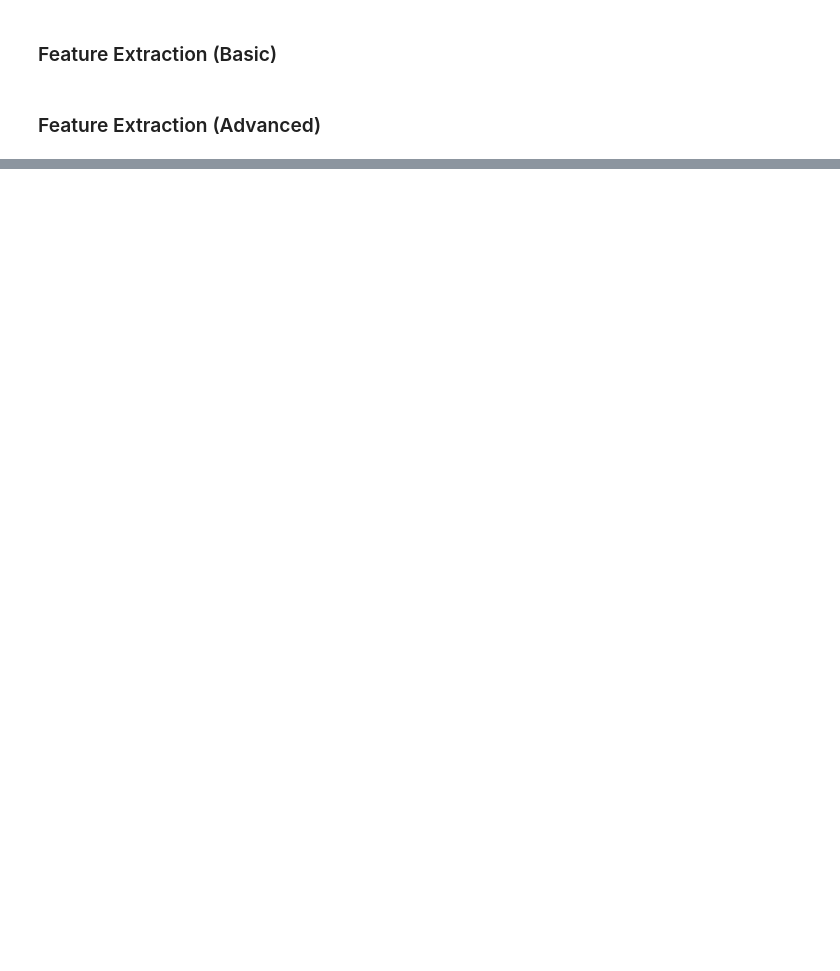
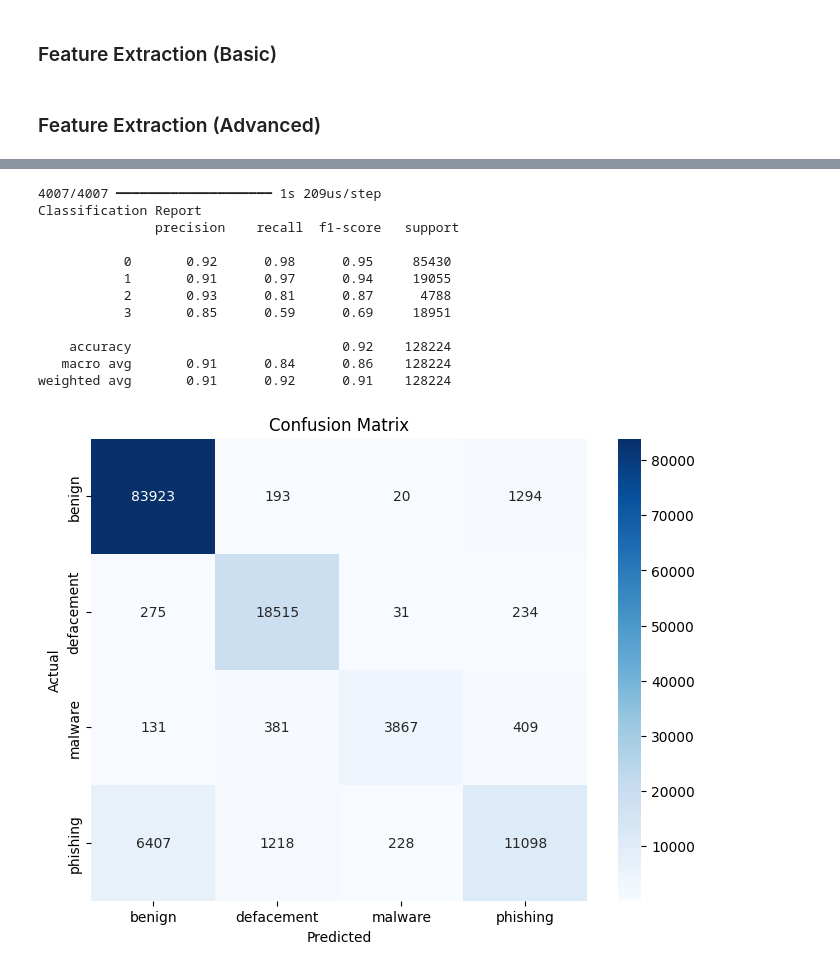
Before and after one commit to ryannlle/MaliciousUrlDetection, a Jupyter notebook: multiLayerPercptronNN.ipynb, the cells around one changed output, grey strips where cells are left out. Cells and saved outputs as stored; diff of their text form; code cells hidden in the pictures; blank space fills up the shorter version.

```diff
--- a/multiLayerPercptronNN.ipynb
+++ b/multiLayerPercptronNN.ipynb
@@ -173,0 +282,25 @@ Index(['url', 'type', 'domain', 'path', 'url_length', 'path_length',
+# %%
+# Define model
+model = Sequential()
+
+# INput later + first hidden layer
+model.add(Dense(64, activation='relu', input_shape=(X_train_scaled.shape[1],)))
+
+# Second hidden layer
+model.add(Dense(32, activation='relu'))
+
+# Dropout layer
+model.add(Dropout(0.2))
+
+# Output later
+# Softmax turns output into probability distribution
+# 4 neurons (Benign, Phishing, Defacement, Malware)
+model.add(Dense(4, activation='softmax'))
+
+# Compile model
+# Adam optimizer: Adaptive learning rate (standard for NN)
+# Sparse categorical crossentropy: Loss fucntion, handles multiple classes
+model.compile(optimizer='adam', loss='sparse_categorical_crossentropy', metrics=['accuracy'])
+
+# Print model summary
+model.summary()
@@ -180,2 +380,35 @@ Index(['url', 'type', 'domain', 'path', 'url_length', 'path_length',
 
 Our model’s performance will be evaluated using precision, recall, accuracy, and F1 score. All of these values will be compared and visualized using a confusion matrix. Using this, the effectiveness and reliability of each model can be determined through comparison and analysis.
+# %%
+# Make predictions on test data
+# softmax turns output into probability distribution
+y_pred_probs = model.predict(X_test_scaled)
+
+# Convert  to class labels by taking highest probability
+y_pred = np.argmax(y_pred_probs, axis=1)
+
+# Generate Classification Report
+print("Classification Report\n",classification_report(y_test, y_pred))
+
+# Plot Confusion Matrix
+plt.figure(figsize=(8, 6))
+cm = confusion_matrix(y_test, y_pred)
+sns.heatmap(cm, annot=True, fmt='d', cmap='Blues', xticklabels=le.classes_, yticklabels=le.classes_)
+plt.xlabel('Predicted')
+plt.ylabel('Actual')
+plt.title('Confusion Matrix')
+plt.show()
+# %% [output]
+4007/4007 ━━━━━━━━━━━━━━━━━━━━ 1s 209us/step
+Classification Report
+               precision    recall  f1-score   support
+
+           0       0.92      0.98      0.95     85430
+           1       0.91      0.97      0.94     19055
+           2       0.93      0.81      0.87      4788
+           3       0.85      0.59      0.69     18951
+
+    accuracy                           0.92    128224
+   macro avg       0.91      0.84      0.86    128224
+weighted avg       0.91      0.92      0.91    128224
+[figure, added]
```
Also changed, not shown: parts of 14 cells of this notebook, 2 other files.
